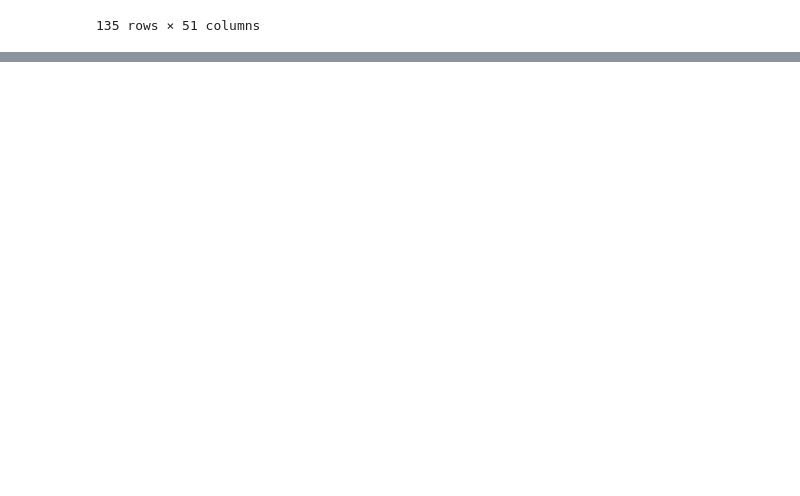
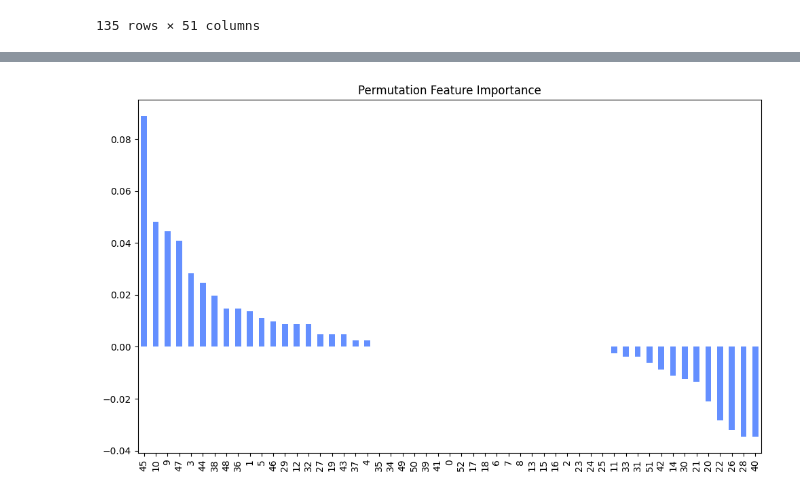
Before and after one commit to gkianfar/S4, a Jupyter notebook: tihm_featureExtraction.ipynb, the cells around one changed output, grey strips where cells are left out. Saved outputs shown, nothing was run; the diff lists cells and outputs as text; code cells hidden in the pictures; blank space fills up the shorter version.

```diff
--- a/tihm_featureExtraction.ipynb
+++ b/tihm_featureExtraction.ipynb
@@ -592,14 +552,18 @@ from sklearn.preprocessing import MinMaxScaler, StandardScaler
 
 #  Find the scaler columns
 last_cat_col = dataset_train.columns.get_loc('gender')  # Last categorical columns
-standardize_cols = dataset_train.iloc[:, last_cat_col+1:].columns
+standardize_cols = dataset_train.iloc[:, last_cat_col+1:].drop('label',axis=1).columns
 
 # Calculate the scales based on the traning set (dataset_train)
 standard_scaler = StandardScaler()
-dataset_train[standardize_cols] = standard_scaler.fit_transform(df[standardize_cols].astype(float))
+dataset_train[standardize_cols] = standard_scaler.fit_transform(dataset_train[standardize_cols].astype(float))
 
 #  Apply the scales on train and validation sets
 dataset_test[standardize_cols] = standard_scaler.transform(dataset_test[standardize_cols].astype(float))
 dataset_val[standardize_cols] = standard_scaler.transform(dataset_val[standardize_cols].astype(float))
 standard_scaler_mean = standard_scaler.mean_
 standard_scaler_std = standard_scaler.scale_
+
+#dataset_train.to_csv('dataset_train.csv', index=False)
+#dataset_val.to_csv('dataset_val.csv', index=False)
+#dataset_test.to_csv('dataset_test.csv', index=False)
@@ -609,0 +572,7 @@ dataset_test.to_csv('dataset_test.csv', index=False)
+# %%
+#  Define inputs and label arrays
+X_train, y_train = dataset_train.iloc[:, 3:].drop(columns=['label']), dataset_train['label']
+X_val, y_val = dataset_val.iloc[:, 3:].drop(columns=['label']), dataset_val['label']
+X_test, y_test = dataset_test.iloc[:, 3:].drop(columns=['label']), dataset_test['label']
+
+n_features = X_train.shape[1]
@@ -609,0 +709,71 @@ dataset_test.to_csv('dataset_test.csv', index=False)
+# %%
+import numpy as np
+import pandas as pd
+import matplotlib.pyplot as plt
+from sklearn.model_selection import train_test_split
+from sklearn.neural_network import MLPClassifier
+from sklearn.metrics import classification_report, precision_recall_curve, confusion_matrix, accuracy_score, f1_score, precision_score, recall_score, roc_auc_score, roc_curve, auc
+from sklearn.inspection import permutation_importance
+
+# Generate synthetic dataset
+np.random.seed(42)
+
+# Define and train the MLP model
+model = MLPClassifier(hidden_layer_sizes=(128, 64), max_iter=300, random_state=42)
+model.fit(X_train, y_train)
+
+# Predict and evaluate the model
+y_pred = model.predict(X_test)
+# Calculate metrics
+accuracy = accuracy_score(y_test, y_pred)
+f1 = f1_score(y_test, y_pred)
+precision = precision_score(y_test, y_pred)
+sensitivity = recall_score(y_test, y_pred)
+
+# Calculate specificity
+tn, fp, fn, tp = confusion_matrix(y_test, y_pred).ravel()
+specificity = tn / (tn + fp)
+
+# Calculate ROC AUC
+roc_auc = roc_auc_score(y_test, y_pred)
+
+# Calculate PR AUC
+precision_curve, recall_curve, _ = precision_recall_curve(y_test, y_pred)
+pr_auc = auc(recall_curve, precision_curve)
+
+# Print the metrics
+print(f"Accuracy: {accuracy:.2f}")
+print(f"F1 Score: {f1:.2f}")
+print(f"Precision: {precision:.2f}")
+print(f"Sensitivity (Recall): {sensitivity:.2f}")
+print(f"Specificity: {specificity:.2f}")
+print(f"PR AUC: {pr_auc:.2f}")
+print(f"ROC AUC: {roc_auc:.2f}")
+
+# Detailed classification report
+print("\nClassification Report:\n", classification_report(y_test, y_pred))
+
+# Compute Permutation Feature Importance
+perm_importance = permutation_importance(model, X_test, y_test, n_repeats=30, random_state=42)
+
+# Create a single figure for visualizing feature importance
+plt.figure(figsize=(10, 6))
+
+# Plot summary of feature importance
+feature_importance = pd.Series(perm_importance.importances_mean, index=range(X_train.shape[1]))
+feature_importance.sort_values(ascending=False).plot(kind='bar')
+plt.title('Permutation Feature Importance')
+
+plt.tight_layout()
+plt.show()
+
+# Calculate cumulative importance of features
+feature_importance = pd.DataFrame({'feature': range(X_train.shape[1]), 'importance': perm_importance.importances_mean})
+feature_importance = feature_importance.sort_values(by='importance', ascending=False).reset_index(drop=True)
+
+# Calculate cumulative importance
+feature_importance['cumulative_importance'] = feature_importance['importance'].cumsum() / feature_importance['importance'].sum()
+
+# Display feature importance and cumulative importance
+print(feature_importance)
+# %% [output]
@@ -609,0 +797 @@ dataset_test.to_csv('dataset_test.csv', index=False)
+[figure, added]
```
Also changed, not shown: parts of 14 cells of this notebook.
